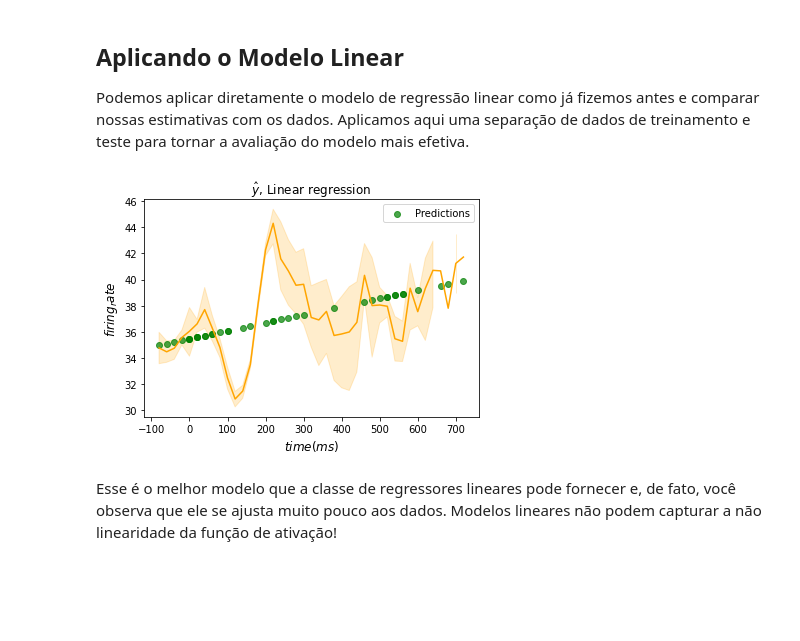
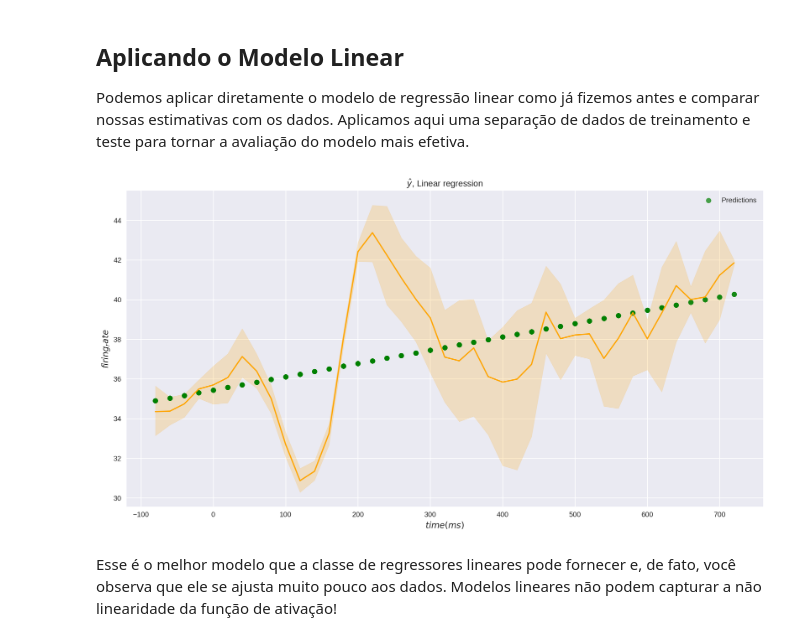
Before and after one commit to Rogerio-mack/IMT_CD_2024, a Jupyter notebook: IMT_robust_regression.ipynb, the cells around one changed output. Saved outputs shown, nothing was run; the diff lists cells and outputs as text; code cells hidden in the pictures; blank space fills up the shorter version.

```diff
--- a/IMT_robust_regression.ipynb
+++ b/IMT_robust_regression.ipynb
@@ -256,29 +256,26 @@ plt.show()
 Podemos aplicar diretamente o modelo de regressão linear como já fizemos antes e comparar nossas estimativas com os dados. Aplicamos aqui uma separação de dados de treinamento e teste para tornar a avaliação do modelo mais efetiva.
 # %%
 from sklearn import linear_model
-from sklearn.model_selection import train_test_split
 
 X = df[['time']]
 y = df.firing_rate
 
-X_train, X_test, y_train, y_test = train_test_split(X, y, test_size=0.2, random_state=1)
+regressor = linear_model.LinearRegression()
+regressor.fit(X,y)
 
-regressor = linear_model.LinearRegression()
-regressor.fit(X_train, y_train)
+y_pred = regressor.predict(X)
 
-y_pred = regressor.predict(X_test)
-
-sns.lineplot(x=X_train.time,y=y_train,color='orange')
-plt.scatter(X_test,y_pred,color='green',marker='o',alpha=0.7,label='Predictions')
+sns.lineplot(x=X.time,y=y,color='orange')
+plt.scatter(X,y_pred,color='green',marker='o',alpha=0.7,label='Predictions')
 
 plt.title('$\\hat{y}$' + ', Linear regression')
 plt.xlabel('$time (ms)$',fontsize=12)
 plt.ylabel('$firing_rate$',fontsize=12)
 plt.legend()
 
 plt.show()
 # %% [output]
-[figure, old version]
+[figure, new version]
 # %% [markdown]
 Esse é o melhor modelo que a classe de regressores lineares pode fornecer e, de fato, você observa que ele se ajusta muito pouco aos dados. Modelos lineares não podem capturar a não linearidade da função de ativação!
 # %% [markdown]
```
Also changed, not shown: parts of 19 cells of this notebook.
